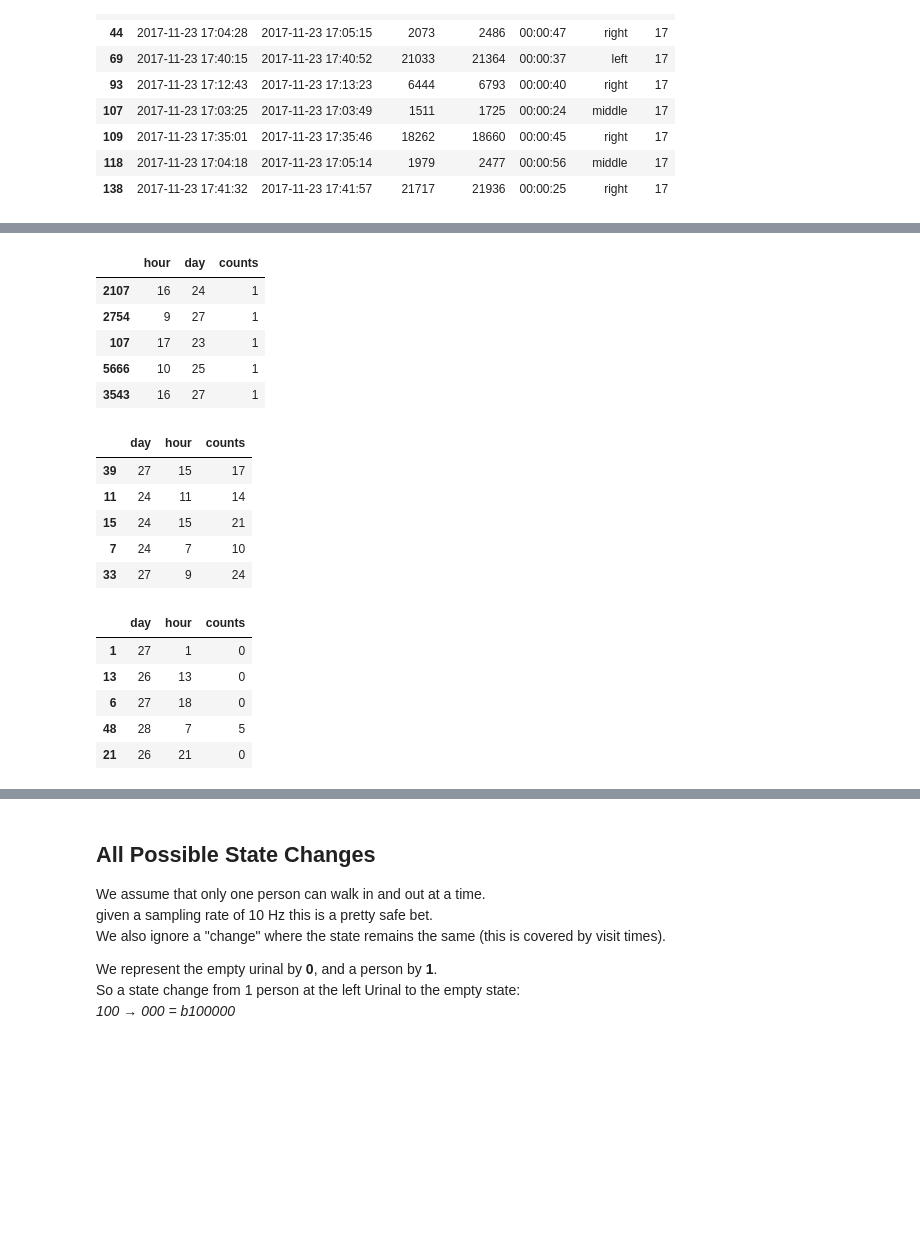
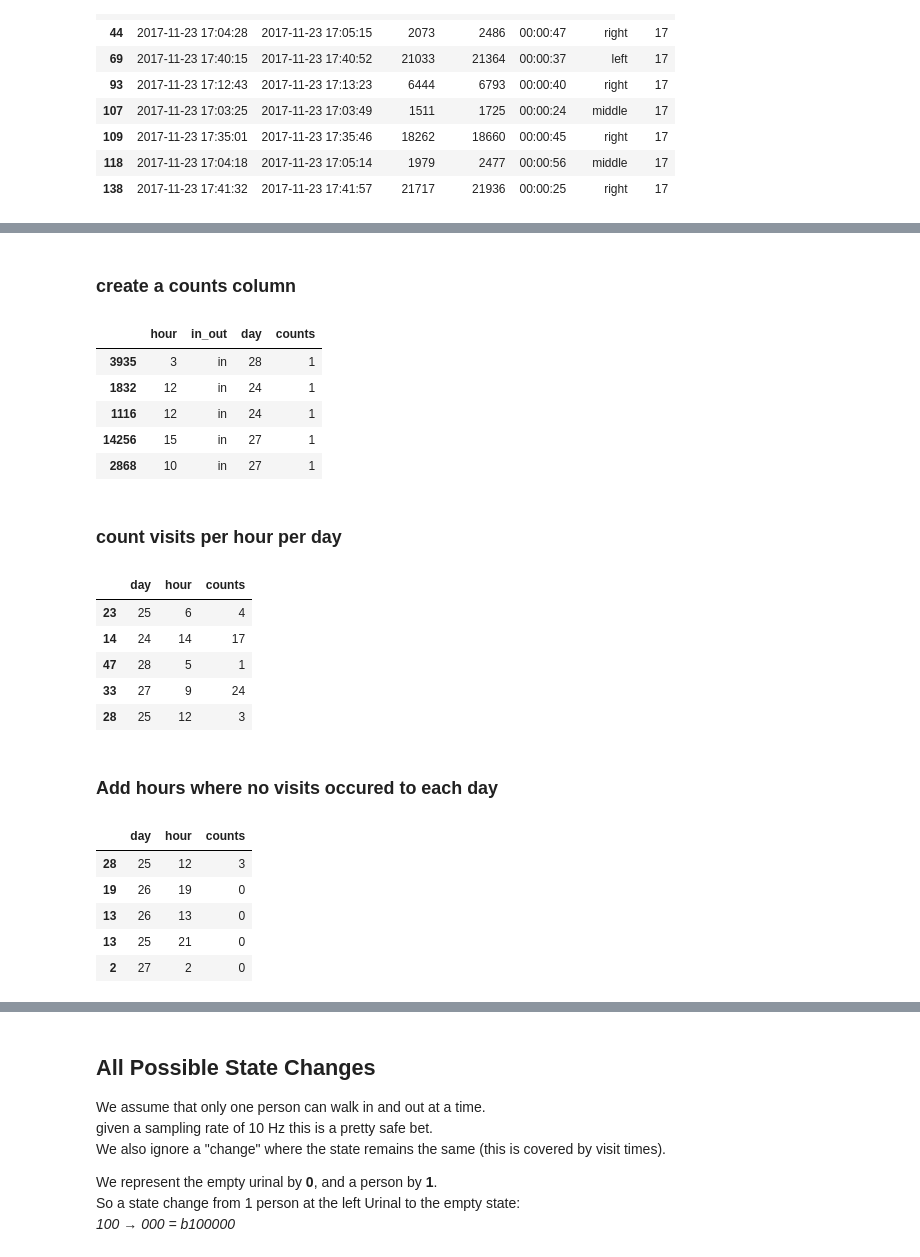
Before and after one commit to AidenRay/Urinal-Rules, a Jupyter notebook: 3 - Data Analysis.ipynb, the cells around one changed output, grey strips where cells are left out. Drawn from its saved outputs; the diff is of its cells as text; code cells hidden in the pictures; blank space fills up the shorter version.

```diff
--- a/3 - Data Analysis.ipynb
+++ b/3 - Data Analysis.ipynb
@@ -185,8 +188,9 @@ stays.sort_values(by=["x"],inplace = True)
 
 hour_df = pd.concat([stays["hour"],stays["in_out"],stays["time"].dt.day], axis = 1)
 hour_df = hour_df[hour_df["in_out"] == "in"]
+hour_df = hour_df.drop(["in_out"],axis = 1)
 hour_df = hour_df.rename(columns={'time': 'day'})
 
 stays.drop(["x","hour"],axis = 1,inplace = True)
-stays.head()
+hour_df.head()
 # %% [output]
@@ -199,11 +239,12 @@ stays.head()
+# %% [markdown]
+### create a counts column
 # %%
 hour_df["counts"] = 1
-hour_df.drop(["in_out"],axis = 1,inplace = True)
 hour_df.sample(5)
 # %% [output]
-|  | hour | day | counts |
-| 2107 | 16 | 24 | 1 |
-| 2754 | 9 | 27 | 1 |
-| 107 | 17 | 23 | 1 |
-| 5666 | 10 | 25 | 1 |
-| 3543 | 16 | 27 | 1 |
+|  | hour | in_out | day | counts |
+| 3935 | 3 | in | 28 | 1 |
+| 1832 | 12 | in | 24 | 1 |
+| 1116 | 12 | in | 24 | 1 |
+| 14256 | 15 | in | 27 | 1 |
+| 2868 | 10 | in | 27 | 1 |
@@ -223,14 +251,18 @@ for i in range(24):
+# %% [markdown]
+### count visits per hour per day
 # %%
 adj_check = (hour_df.hour != hour_df.hour.shift()).cumsum()
 hour_sums = hour_df.groupby(['day','hour', adj_check], as_index=False, sort=False)['counts'].sum()
 hour_sums.sample(5)
 # %% [output]
 |  | day | hour | counts |
-| 39 | 27 | 15 | 17 |
-| 11 | 24 | 11 | 14 |
-| 15 | 24 | 15 | 21 |
-| 7 | 24 | 7 | 10 |
+| 23 | 25 | 6 | 4 |
+| 14 | 24 | 14 | 17 |
+| 47 | 28 | 5 | 1 |
 | 33 | 27 | 9 | 24 |
+| 28 | 25 | 12 | 3 |
+# %% [markdown]
+### Add hours where no visits occured to each day
 # %%
 def find_missing_items(int_list,day):
     # Put the list in a set, find smallest and largest items
@@ -271,9 +303,9 @@ hour_sums = hour_sums_inserted
 hour_sums.sample(5)
 # %% [output]
 |  | day | hour | counts |
-| 1 | 27 | 1 | 0 |
+| 28 | 25 | 12 | 3 |
+| 19 | 26 | 19 | 0 |
 | 13 | 26 | 13 | 0 |
-| 6 | 27 | 18 | 0 |
-| 48 | 28 | 7 | 5 |
-| 21 | 26 | 21 | 0 |
+| 13 | 25 | 21 | 0 |
+| 2 | 27 | 2 | 0 |
 # %% [markdown]
```
Also changed, not shown: parts of 34 cells of this notebook, 1 other file.
